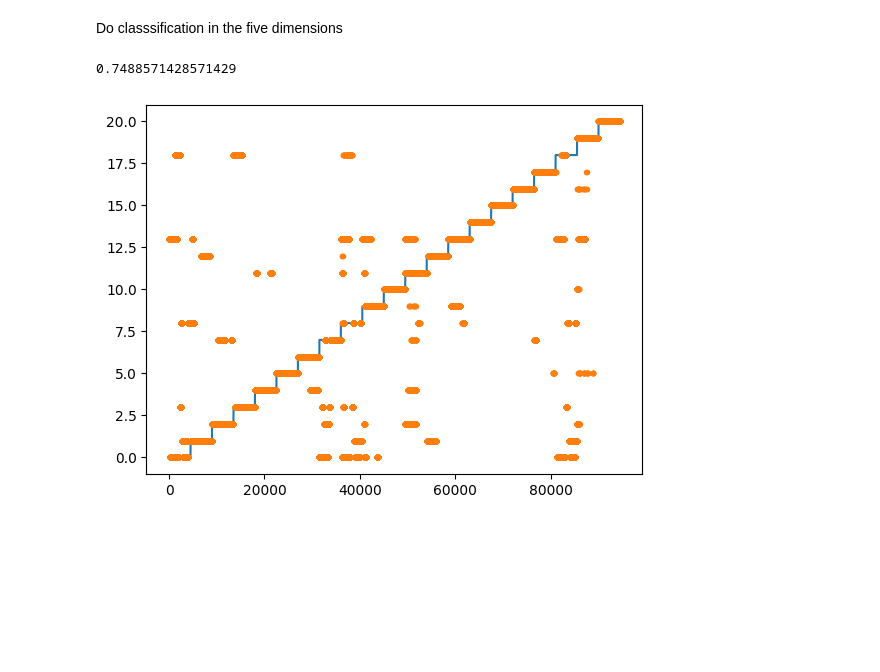
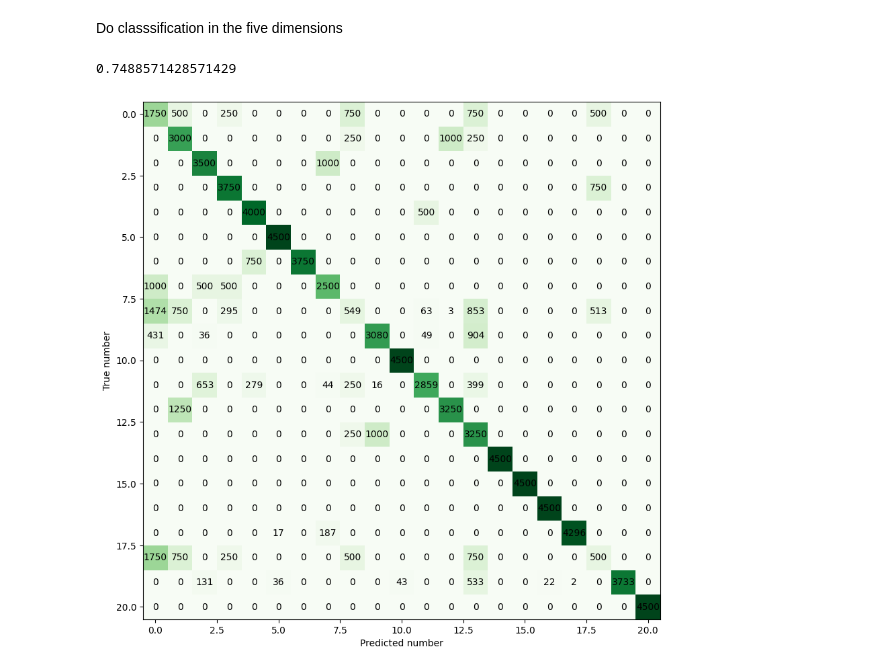
Before and after one commit to peterkrull/p7-ml-refrigeration-fault-detection, a Jupyter notebook: Python/test_lda_sklearn.ipynb, the cells around one changed output. Drawn from its saved outputs; the diff is of its cells as text; code cells hidden in the pictures; blank space fills up the shorter version.

```diff
--- a/Python/test_lda_sklearn.ipynb
+++ b/Python/test_lda_sklearn.ipynb
@@ -4,5 +10,8 @@ from sklearn.discriminant_analysis import LinearDiscriminantAnalysis as LDA
 import matplotlib.pyplot as plt
 # %%
 train_data_import = pd.read_csv("../TrainingData/neodata/fault_all_250.csv")
-X=train_data_import.drop('target',axis=1)       # Training data without targets
-y=train_data_import.get('target')               # Targets
+train_data = train_data_import[train_data_import.target.isin([8,9,11,17,19]) == False]
+train_data=train_data_import
+
+X=train_data.drop('target',axis=1)       # Training data without targets
+target=train_data.get('target')          # Targets
@@ -11,6 +17,0 @@ Check if LDA seems to work directly from the sklearn libery. Seems pretty good.
-# %%
-clf = LDA()
-clf.fit(X,y)
-prediction = clf.predict(X)
-plt.plot(y)
-plt.plot(prediction,'.')
@@ -21,8 +64,8 @@ plt.plot(prediction,'.')
 Do dimensionality reduction to five dimensions
 # %%
 dimReducer = LDA(n_components=5)
-dimReducer.fit(X,y)
-transformedData=dimReducer.transform(X)
+dimReducer.fit(X,target)
+transformedData=dimReducer.transform(X)     #Dim reduction
 print(transformedData)
 # %% [output]
 [[ 0.07845922 -0.13327767 -0.77431139 -0.06839496  0.26217402]
@@ -35,18 +78,31 @@ print(transformedData)
 # %% [markdown]
 Do classsification in the five dimensions
 # %%
-clf.fit(transformedData,y)
+clf.fit(transformedData,target)
 prediction5D = clf.predict(transformedData)
-plt.plot(y)
-plt.plot(prediction5D,'.')
+conf_matrix = me.confusion_matrix(target,prediction5D)
 
+fig , axs = plt.subplots(figsize=(10,10))
+axs.imshow(conf_matrix,cmap="Greens")
+axs.set_xlabel("Predicted number")
+axs.set_ylabel("True number")
+
+width, height = conf_matrix.shape
+
+for x in range(width):
+    for y in range(height):
+        axs.annotate(str(int(conf_matrix[x][y])), xy=(y, x),
+        horizontalalignment='center',
+        verticalalignment='center')
+
+target_np=np.array(target)
 correctCount =0
 # Calculate accuracy
 for n in range(len(prediction5D)):
-    if(y[n]==prediction5D[n]):
+    if(target_np[n]==prediction5D[n]):
         correctCount = correctCount + 1     #Clumsy syntax --> Avoid mistakes
 
 print(correctCount/len(prediction5D))
 # %% [output]
 0.7488571428571429
-[figure, old version]
+[figure, new version]
```
Also changed, not shown: parts of 10 cells of this notebook, 1 other file.
